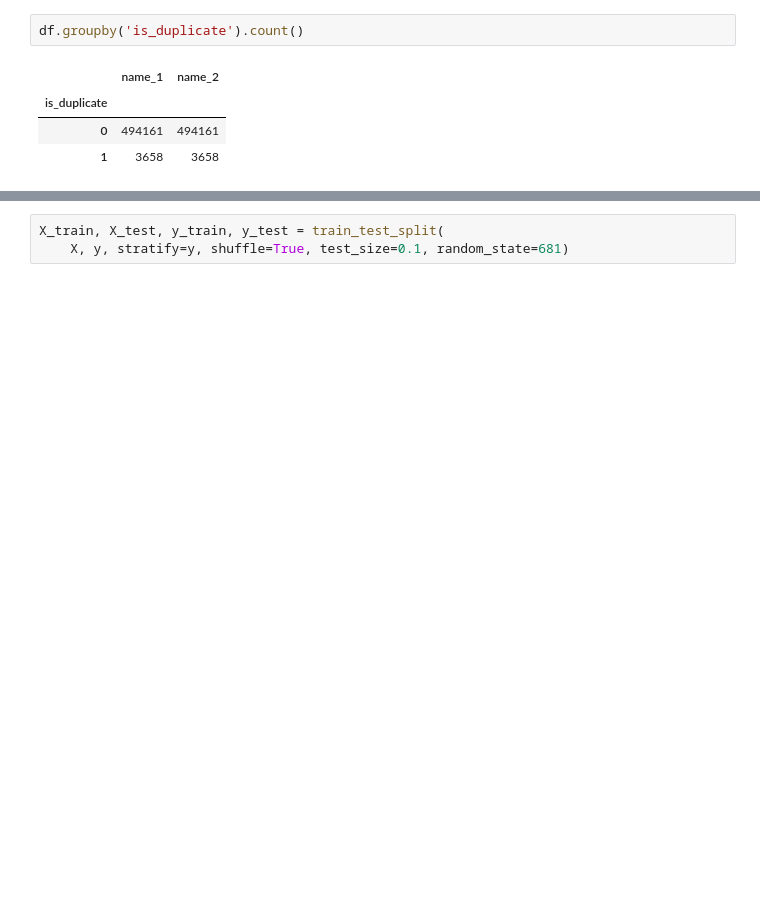
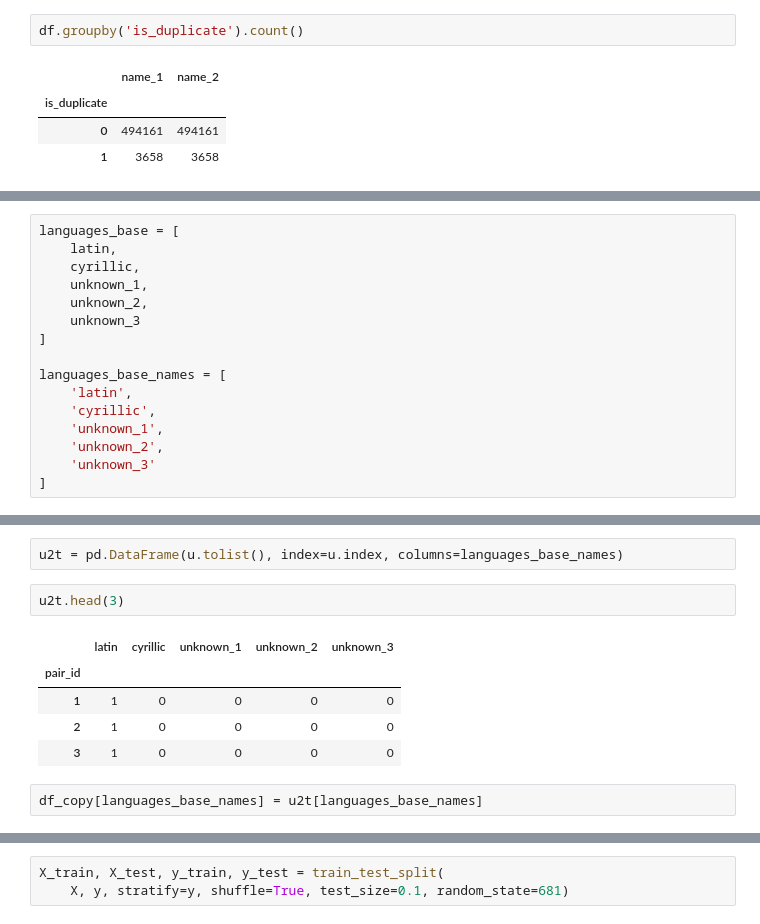
Before and after one commit to vederko-p/company_text_calssification, a Jupyter notebook: notebooks/1. Data preparation.ipynb, the cells around one changed output, grey strips where cells are left out. Saved outputs shown, nothing was run; the diff lists cells and outputs as text; blank space fills up the shorter version.

```diff
--- a/notebooks/1. Data preparation.ipynb
+++ b/notebooks/1. Data preparation.ipynb
@@ -27,0 +135,16 @@ df.groupby('is_duplicate').count()
+# %%
+languages_base = [
+    latin,
+    cyrillic,
+    unknown_1,
+    unknown_2,
+    unknown_3
+]
+
+languages_base_names = [
+    'latin',
+    'cyrillic',
+    'unknown_1',
+    'unknown_2',
+    'unknown_3'
+]
@@ -27,0 +175,12 @@ df.groupby('is_duplicate').count()
+# %%
+u2t = pd.DataFrame(u.tolist(), index=u.index, columns=languages_base_names)
+# %%
+u2t.head(3)
+# %% [output]
+|  | latin | cyrillic | unknown_1 | unknown_2 | unknown_3 |
+| pair_id |  |  |  |  |  |
+| 1 | 1 | 0 | 0 | 0 | 0 |
+| 2 | 1 | 0 | 0 | 0 | 0 |
+| 3 | 1 | 0 | 0 | 0 | 0 |
+# %%
+df_copy[languages_base_names] = u2t[languages_base_names]
```
Also changed, not shown: parts of 50 cells of this notebook.
